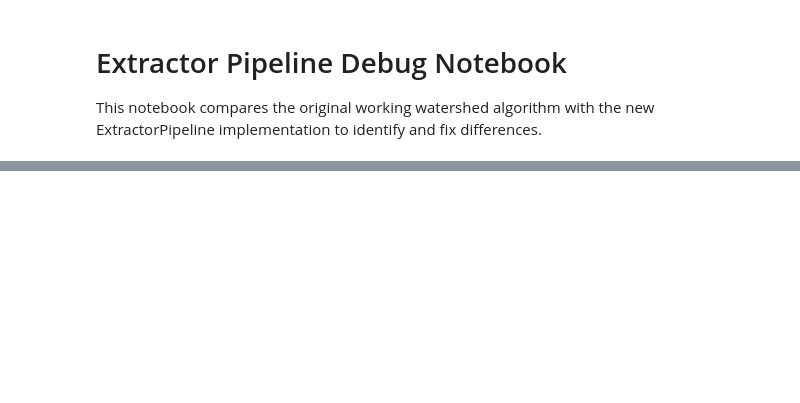
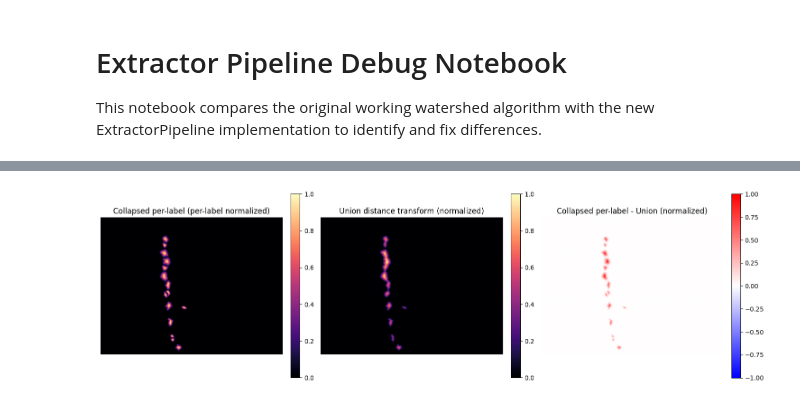
Before and after one commit to pbert5/lysozyme-stain-quantification, a Jupyter notebook: component development/extractor_pipeline_debug.ipynb, the cells around one changed output, grey strips where cells are left out. Drawn from its saved outputs; the diff is of its cells as text; code cells hidden in the pictures; blank space fills up the shorter version.

```diff
--- a/component development/extractor_pipeline_debug.ipynb
+++ b/component development/extractor_pipeline_debug.ipynb
@@ -36,8 +40,8 @@ except ImportError as e:
 # %%
 # Load test image and prepare helper functions
 images_root = project_root / 'lysozyme images'
-test_red_path = images_root / "Jej LYZ" / "G2" / "G2EL - 1_RFP.tif"
-test_blue_path = images_root / "Jej LYZ" / "G2" / "G2EL - 1_DAPI.tif"
+test_red_path = images_root / "Jej LYZ" / "G2" / "G2EL - 3_RFP.tif"
+test_blue_path = images_root / "Jej LYZ" / "G2" / "G2EL - 3_DAPI.tif"
 
 print(f"Red path exists: {test_red_path.exists()}")
 print(f"Blue path exists: {test_blue_path.exists()}")
@@ -446,0 +545,70 @@ print(f"Test image: {test_red_path.name}")
+# %%
+# set all labels equal to 1 to 0 (in-place)
+ws_labels_pipeline[ws_labels_pipeline == 1] = 0
+#plt.imshow(ws_labels_pipeline)
+# Distance transforms per-label and for all non-zero labels together
+
+
+# Distance transforms per-label, union, and collapsed visualization
+
+labels = np.unique(ws_labels_pipeline)
+labels = labels[labels != 0]  # exclude background
+
+h, w = ws_labels_pipeline.shape
+dt_collapsed = np.zeros((h, w), dtype=float)   # will hold per-label normalized distances, collapsed
+dt_per_label_max = {}                            # store max distance per label (optional)
+dt_maps = {}                                     # store raw dt maps per label (optional)
+
+if len(labels) == 0:
+    print("No non-zero labels found in ws_labels_pipeline.")
+else:
+    for lab in labels:
+        mask = (ws_labels_pipeline == lab)
+        if not np.any(mask):
+            continue
+        # distance inside the label to the label boundary (distance to nearest False)
+        dt = distance_transform_edt(mask)
+        dt_maps[lab] = dt
+        m = dt.max()
+        dt_per_label_max[lab] = m
+        if m > 0:
+            dt_norm = dt / m   # normalize per-label so every label uses full dynamic range
+        else:
+            dt_norm = dt
+        # collapse: keep normalized distances only where the label is present
+        dt_collapsed[mask] = dt_norm[mask]
+
+# union distance transform (all non-zero labels together)
+union_mask = (ws_labels_pipeline != 0)
+if np.any(union_mask):
+    dt_union = distance_transform_edt(union_mask)
+    # normalize for visualization
+    dt_union_norm = dt_union / (dt_union.max() if dt_union.max() > 0 else 1.0)
+else:
+    dt_union = np.zeros_like(ws_labels_pipeline, dtype=float)
+    dt_union_norm = dt_union
+
+# Visualize collapsed per-label DT and union DT side-by-side
+fig, axes = plt.subplots(1, 3, figsize=(15, 5))
+im0 = axes[0].imshow(dt_collapsed, cmap='magma')
+axes[0].set_title('Collapsed per-label (per-label normalized)')
+axes[0].axis('off')
+plt.colorbar(im0, ax=axes[0], fraction=0.046, pad=0.04)
+
+im1 = axes[1].imshow(dt_union_norm, cmap='magma')
+axes[1].set_title('Union distance transform (normalized)')
+axes[1].axis('off')
+plt.colorbar(im1, ax=axes[1], fraction=0.046, pad=0.04)
+
+# Difference (useful to spot where per-label normalization hides absolute differences)
+# compute per-pixel difference between per-label normalized collapsed and union normalized
+diff = dt_collapsed * dt_union_norm
+im2 = axes[2].imshow(diff, cmap='bwr', vmin=-1, vmax=1)
+axes[2].set_title('Collapsed per-label - Union (normalized)')
+axes[2].axis('off')
+plt.colorbar(im2, ax=axes[2], fraction=0.046, pad=0.04)
+
+plt.tight_layout()
+plt.show()
+# %% [output]
+[figure, added]
```
Also changed, not shown: parts of 15 cells of this notebook.
